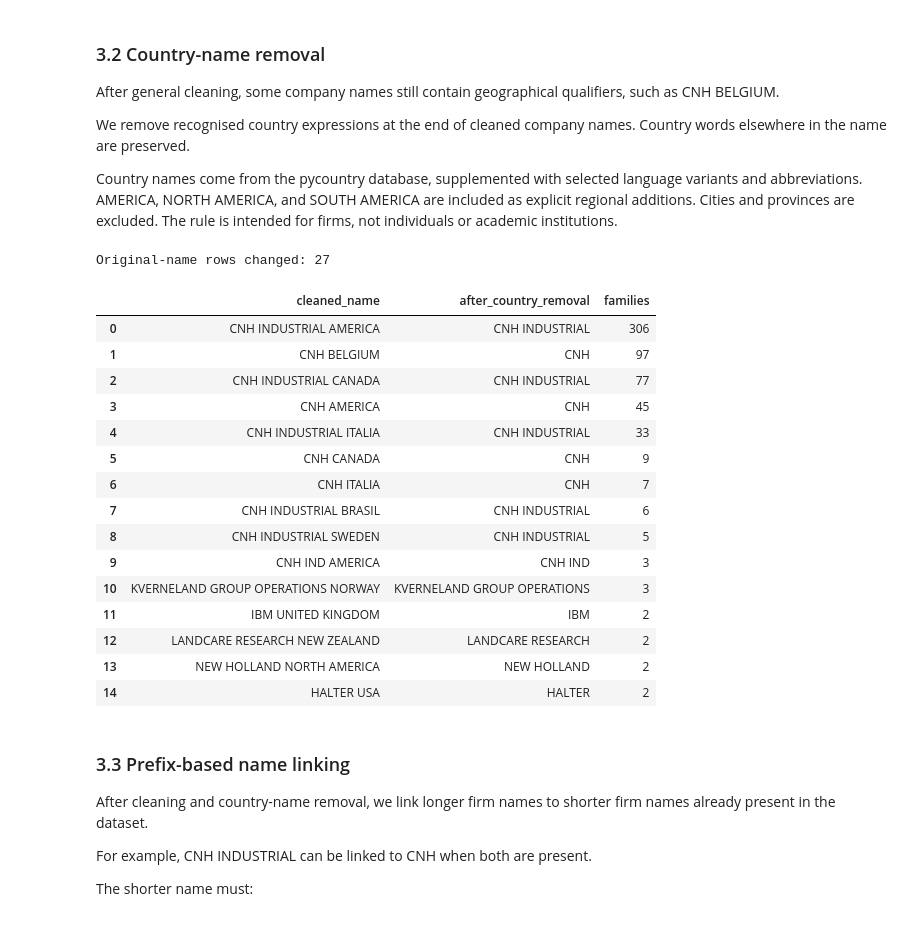
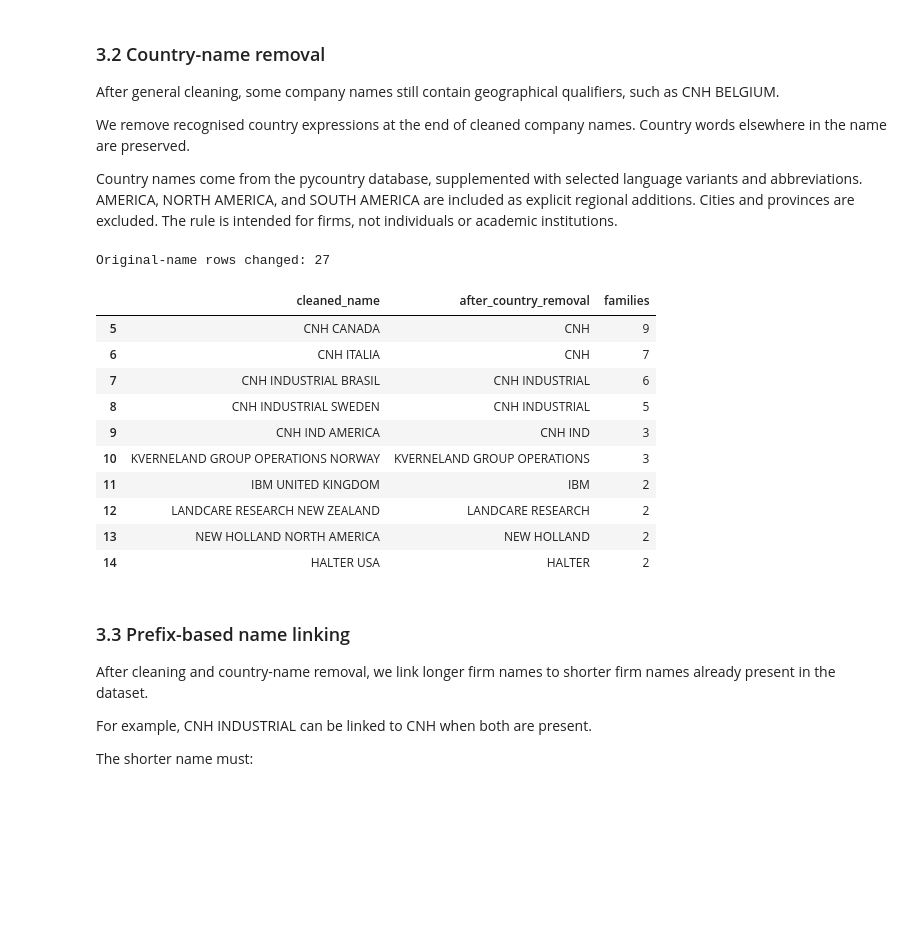
Before and after one commit to AriGBi/team-38-PrecisionAgriculture, a Jupyter notebook: notebooks/Step2_ComparativeAnalisys_Final.ipynb, the cells around one changed output. Saved outputs shown, nothing was run; the diff lists cells and outputs as text; code cells hidden in the pictures; blank space fills up the shorter version.

```diff
--- a/notebooks/Step2_ComparativeAnalisys_Final.ipynb
+++ b/notebooks/Step2_ComparativeAnalisys_Final.ipynb
@@ -382,46 +302,49 @@ def clean_name_details(name):
     if not original:
         return "", False
     text = (
-        original
-        .replace("ß", "ss")
-        .replace("Ø", "O")
-        .replace("ø", "o")
-        .replace("Æ", "AE")
-        .replace("æ", "ae"))
+    original
+    .replace("ß", "ss")
+    .replace("Ø", "O")
+    .replace("ø", "o")
+    .replace("Æ", "AE")
+    .replace("æ", "ae")
+    .replace("Ł", "L")
+    .replace("ł", "l"))
 
     text = unicodedata.normalize("NFKD", text)
     text = "".join(
         character for character in text
-        if not unicodedata.combining(character)
-    ).upper()
+        if not unicodedata.combining(character)).upper()
 
-    # Remove balanced parentheses, including nested parentheses.
-    while re.search(r"\([^()]*\)", text):
+    while re.search(r"\([^()]*\)", text): # remove balanced parentheses, including nested parentheses.
         text = re.sub(r"\([^()]*\)", " ", text)
 
     text = " ".join(text.split())
 
-    # Keep punctuation available while cleanco recognises legal forms.
+    # keep punctuation available while cleanco recognises legal forms.
     for _ in range(5):
         candidate = basename(text).strip()
         if not candidate or candidate == text:
             break
         text = candidate
 
-    # Standardise punctuation without deleting non-Latin scripts.
+    # standardise punctuation without deleting non-Latin scripts.
     text = re.sub(r"[^\w\s]", " ", text)
     text = text.replace("_", " ")
 
-    words = text.split()
+    # remove standalone conjunction, without changing words containing it.
+    words = [word for word in text.split() if word != "AND"]
     while words and words[-1] in LEGAL_FORMS:
         words.pop()
 
     while words and words[0] in LEGAL_FORMS:
         words.pop(0)
 
-    # Explicit naming convention.
     if words and words[0] == "THE":
         words.pop(0)
+    # Remove one trailing single-letter Latin token.
+    if (len(words) > 1 and re.fullmatch(r"[A-Z]", words[-1])):
+        words.pop()
 
     cleaned = " ".join(words)
     if not cleaned:
@@ -555,8 +478,7 @@ ordered_countries = sorted(COUNTRY_EXPRESSIONS,key=lambda value: (-len(value.spl
 FINAL_COUNTRY_PATTERN = re.compile(
     r"(?<!\w)(?:"
     + "|".join(re.escape(value) for value in ordered_countries)
-    + r")$"
-)
+    + r")$")
 
 
 def remove_country_suffix(cleaned_name):
@@ -569,42 +491,36 @@ def remove_country_suffix(cleaned_name):
         if match is None:
             break
         candidate = text[:match.start()].strip()
-        # Preserve names that would become empty or purely numeric.
-        if not candidate or not any(c.isalpha() for c in candidate):
+        if not candidate or not any(c.isalpha() for c in candidate): # preserve names that would become empty or purely numeric.
             break
         text = candidate
     return text
 
 
 name_audit["after_country_removal"] = [
     remove_country_suffix(name) if kind == "firm" else name
     for name, kind in zip(
         name_audit["cleaned_name"],
         name_audit["type"],)]
 
 
 # Inspect actual geographical changes
 country_changes = (
     name_audit.loc[
         name_audit["cleaned_name"]
         != name_audit["after_country_removal"],
         ["psn_name",
          "cleaned_name",
          "after_country_removal",
          "families",],]
     .sort_values("families", ascending=False)
     .reset_index(drop=True))
 
 print(f"Original-name rows changed: {len(country_changes):,}")
-display(country_changes[["cleaned_name", "after_country_removal", "families"]].head(15))
+display(country_changes[["cleaned_name", "after_country_removal", "families"]].iloc[5:15])
 # %% [output]
 Original-name rows changed: 27
 |  | cleaned_name | after_country_removal | families |
-| 0 | CNH INDUSTRIAL AMERICA | CNH INDUSTRIAL | 306 |
-| 1 | CNH BELGIUM | CNH | 97 |
-| 2 | CNH INDUSTRIAL CANADA | CNH INDUSTRIAL | 77 |
-| 3 | CNH AMERICA | CNH | 45 |
-| 4 | CNH INDUSTRIAL ITALIA | CNH INDUSTRIAL | 33 |
 | 5 | CNH CANADA | CNH | 9 |
 | 6 | CNH ITALIA | CNH | 7 |
 | 7 | CNH INDUSTRIAL BRASIL | CNH INDUSTRIAL | 6 |
```
Also changed, not shown: parts of 24 cells of this notebook, 5 other files.
